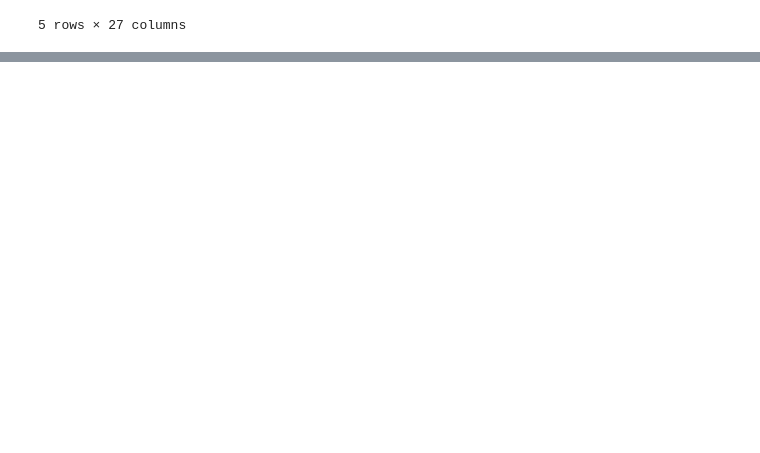
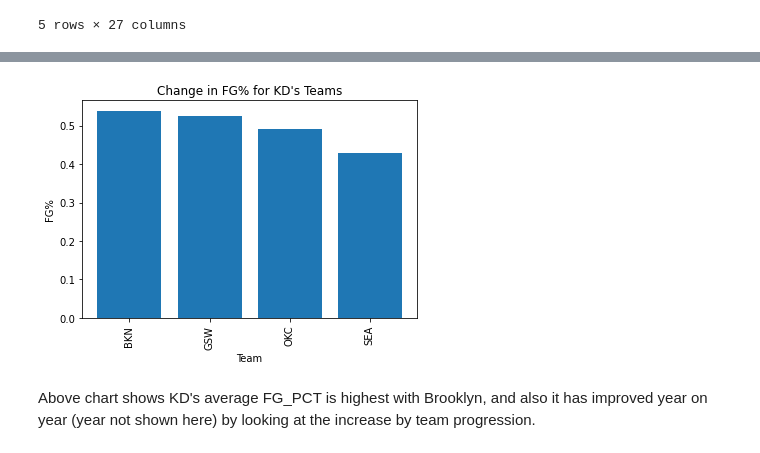
Before and after one commit to tjalback/Sports-Analytics, a Jupyter notebook: Sports Analytics.ipynb, the cells around one changed output, grey strips where cells are left out. Saved outputs shown, nothing was run; the diff lists cells and outputs as text; code cells hidden in the pictures; blank space fills up the shorter version.

```diff
--- a/Sports Analytics.ipynb
+++ b/Sports Analytics.ipynb
@@ -287,0 +326,14 @@ ax.grid(False)
+# %%
+# or here a bit more detailed and add some labels and title, further visual edits possible here
+# Plot change in AVG's for the different teams that KD played for
+fig, ax = plt.subplots()
+ax.bar(KD_team_stats['TEAM_ABBREVIATION'], KD_team_stats['FG_PCT'])
+
+ax.set(xlabel='Team', ylabel='FG%',
+       title="Change in FG% for KD's Teams")
+plt.xticks(rotation=90)
+ax.grid(False)
+# %% [output]
+[figure, added]
+# %% [markdown]
+Above chart shows KD's average FG_PCT is highest with Brooklyn, and also it has improved year on year (year not shown here) by looking at the increase by team progression.
```
Also changed, not shown: parts of 28 cells of this notebook.
